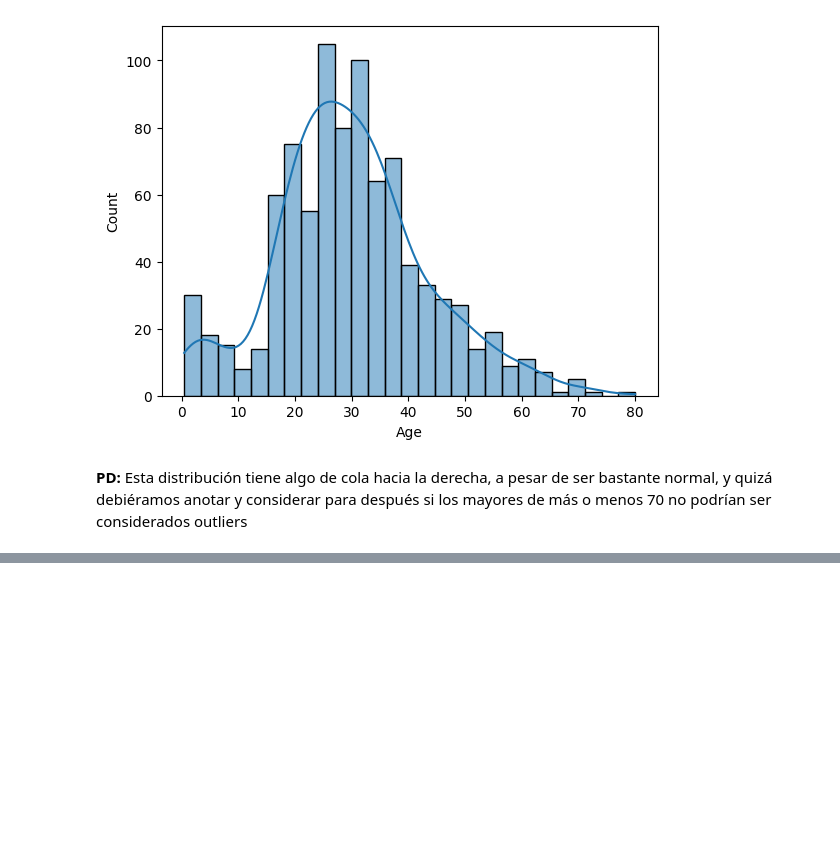
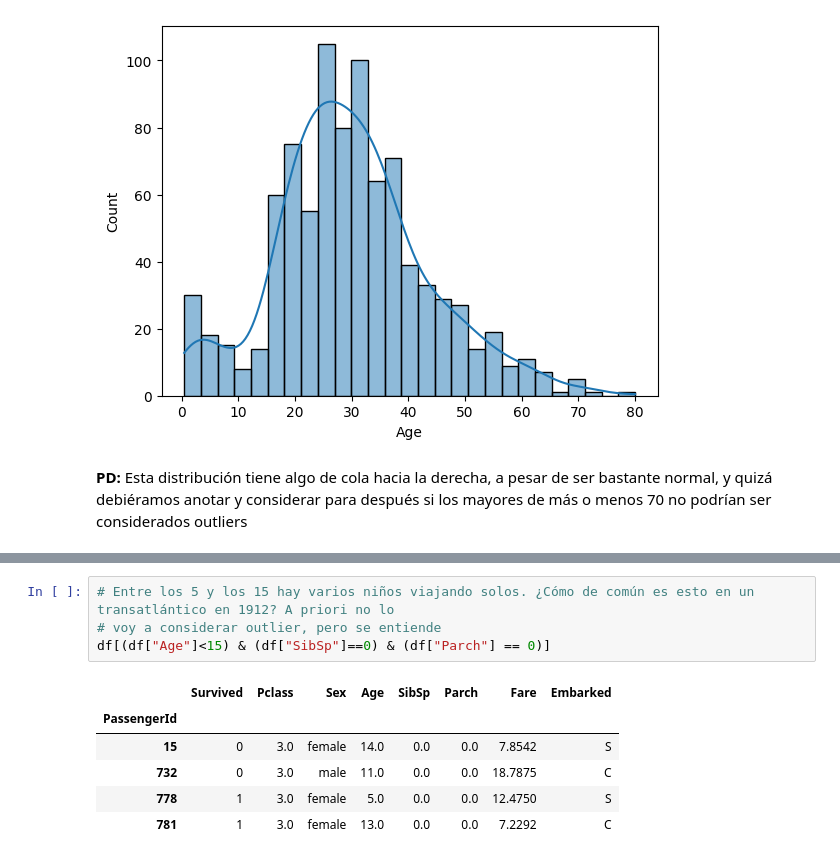
Before and after one commit to AI-School-F5-P2/titanic_example, a Jupyter notebook: titanic_eda.ipynb, the cells around one changed output, grey strips where cells are left out. Cells and saved outputs as stored; diff of their text form; blank space fills up the shorter version.

```diff
--- a/titanic_eda.ipynb
+++ b/titanic_eda.ipynb
@@ -784,0 +649,11 @@ Este es un dataset pequeño y es difícil tratar esos casos. Podría ser un prob
+# %%
+# Entre los 5 y los 15 hay varios niños viajando solos. ¿Cómo de común es esto en un transatlántico en 1912? A priori no lo
+# voy a considerar outlier, pero se entiende
+df[(df["Age"]<15) & (df["SibSp"]==0) & (df["Parch"] == 0)]
+# %% [output]
+|  | Survived | Pclass | Sex | Age | SibSp | Parch | Fare | Embarked |
+| PassengerId |  |  |  |  |  |  |  |  |
+| 15 | 0 | 3.0 | female | 14.0 | 0.0 | 0.0 | 7.8542 | S |
+| 732 | 0 | 3.0 | male | 11.0 | 0.0 | 0.0 | 18.7875 | C |
+| 778 | 1 | 3.0 | female | 5.0 | 0.0 | 0.0 | 12.4750 | S |
+| 781 | 1 | 3.0 | female | 13.0 | 0.0 | 0.0 | 7.2292 | C |
```
Also changed, not shown: parts of 87 cells of this notebook.
